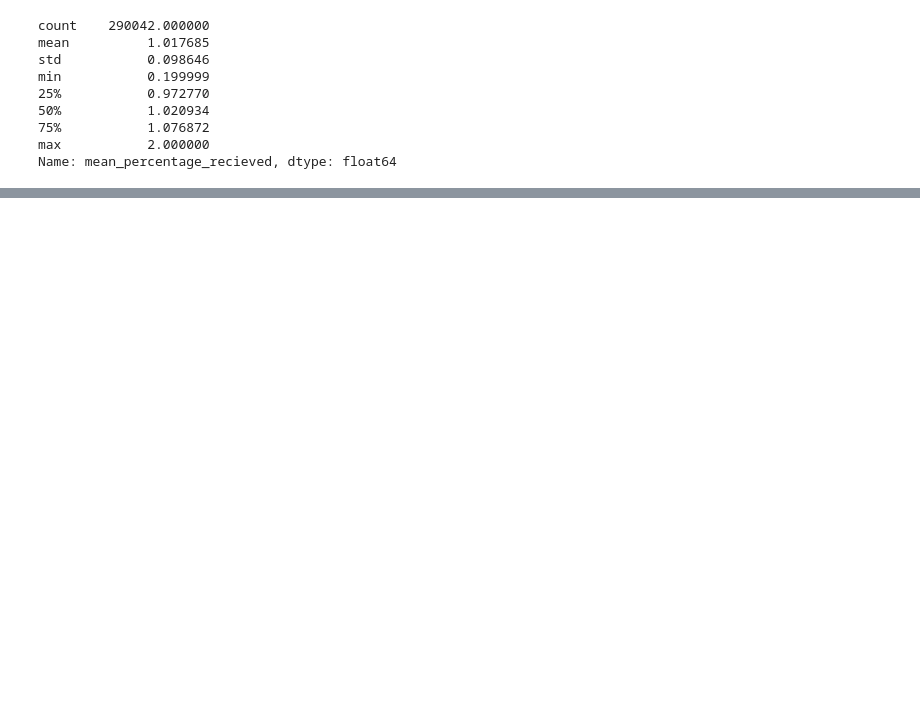
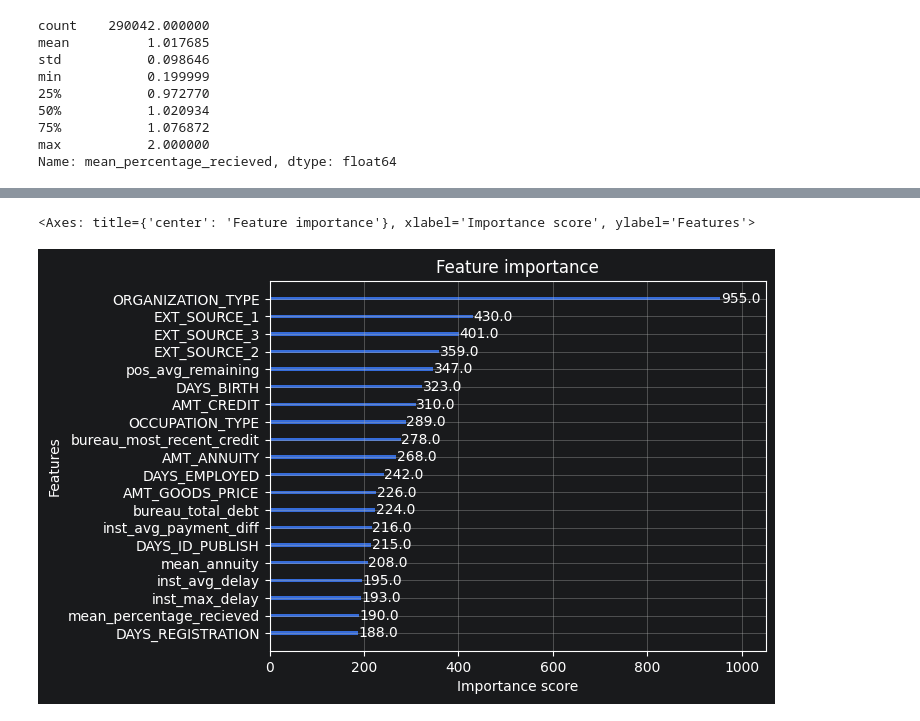
Before and after one commit to SirHelpMePlease/Home-Credit-Default-Risk-Kaggle, a Jupyter notebook: 03_Models.ipynb, the cells around one changed output, grey strips where cells are left out. Drawn from its saved outputs; the diff is of its cells as text; code cells hidden in the pictures; blank space fills up the shorter version.

```diff
--- a/03_Models.ipynb
+++ b/03_Models.ipynb
@@ -367,7 +313,12 @@ def objectiveXGB(trial):
 
     return np.mean(auc_scores)
 # %%
-study = optuna.create_study(direction='maximize')
-study.optimize(objectiveXGB, n_trials=20)
-print("Beste Parameter:", study.best_params)
+studyXG = optuna.create_study(
+    direction='maximize',
+    storage="sqlite:///xgb_study.db",
+    study_name="xgb",
+    load_if_exists=True
+)
+studyXG.optimize(objectiveXGB, n_trials=100)
+print("Beste Parameter:", studyXG.best_params)
 # %% [output]
@@ -380,0 +343,15 @@ print("Beste Parameter:", study.best_params)
+# %%
+X_tr, X_val, y_tr, y_val = train_test_split(
+    X, y, test_size=0.1, stratify=y, random_state=42
+)
+
+best_model_XG = xgb.XGBClassifier(
+    **studyXG.best_params,
+    n_estimators=1000,
+    random_state=42,
+    tree_method="hist",
+    enable_categorical=True,
+    early_stopping_rounds=50
+)
+best_model_XG.fit(X_tr, y_tr, eval_set=[(X_val, y_val)], verbose=100)
+print(best_model_XG.best_iteration)
@@ -380,0 +373,5 @@ print("Beste Parameter:", study.best_params)
+# %%
+xgb.plot_importance(best_model_XG, max_num_features=20)
+# %% [output]
+<Axes: title={'center': 'Feature importance'}, xlabel='Importance score', ylabel='Features'>
+[figure, added]
```
Also changed, not shown: parts of 18 cells of this notebook, 1 other file.
